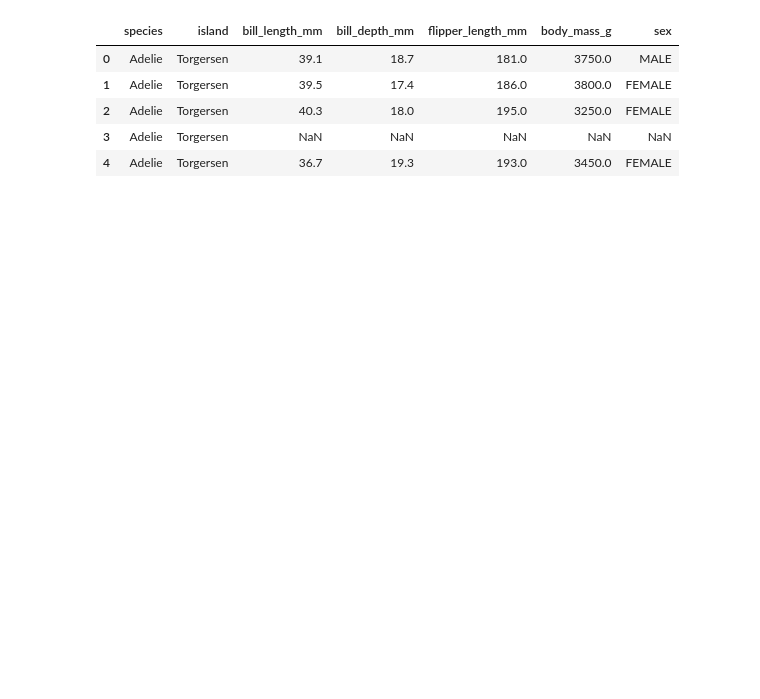
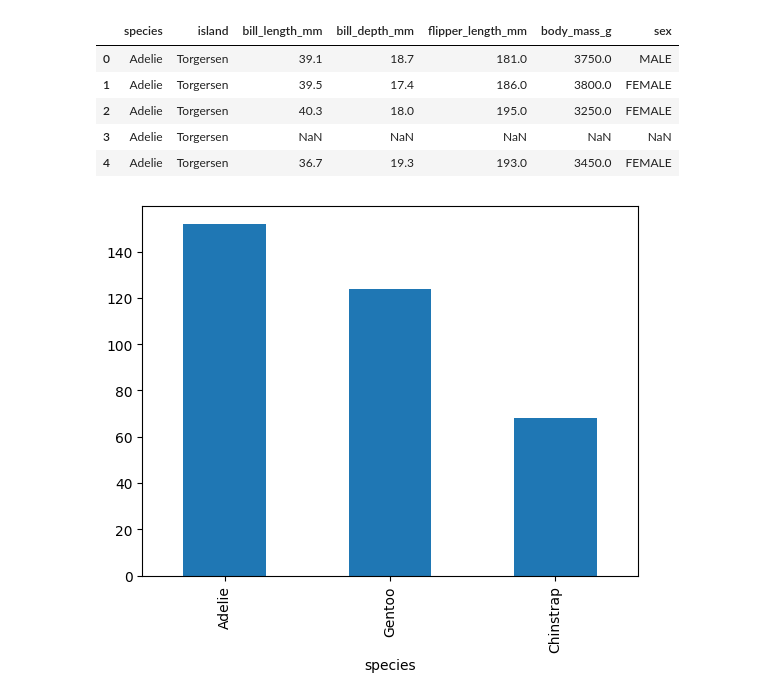
Before and after one commit to rohitsrivastava98/ai-engineer, a Jupyter notebook: Machine-learning.ipynb, the cells around one changed output. Saved outputs shown, nothing was run; the diff lists cells and outputs as text; code cells hidden in the pictures; blank space fills up the shorter version.

Commit message:
adding visualization

```diff
--- a/Machine-learning.ipynb
+++ b/Machine-learning.ipynb
@@ -33,3 +57,13 @@ df.head()
 | 2 | Adelie | Torgersen | 40.3 | 18.0 | 195.0 | 3250.0 | FEMALE |
 | 3 | Adelie | Torgersen | NaN | NaN | NaN | NaN | NaN |
 | 4 | Adelie | Torgersen | 36.7 | 19.3 | 193.0 | 3450.0 | FEMALE |
+# %%
+# One of the most popular python library for data visualization is 'Matplotlib'
+
+# Let's visualize the distribution of the penguins species with a bar plot in matplotlib
+
+import matplotlib.pyplot as plt
+df['species'].value_counts().plot(kind='bar')
+plt.show()
+# %% [output]
+[figure, added]
```
Also changed, not shown: parts of 4 cells of this notebook.
